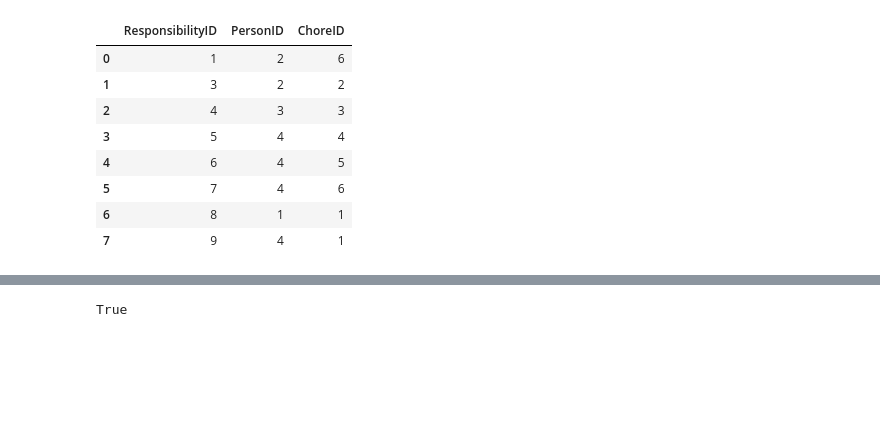
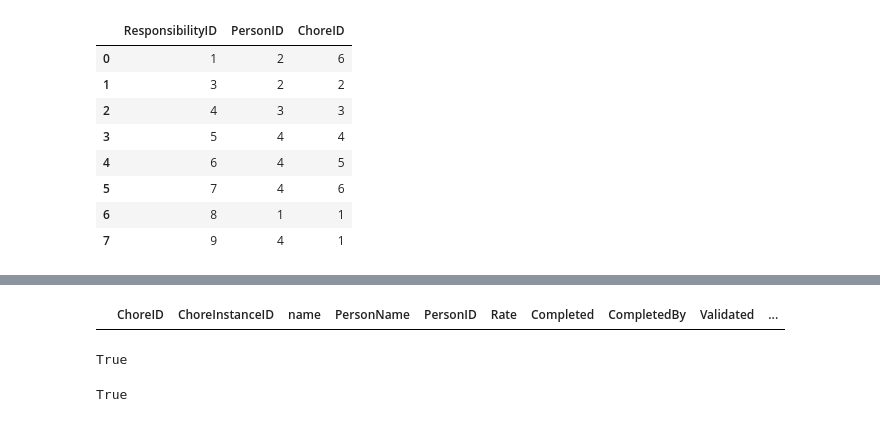
Before and after one commit to gorbynet/ChoreTracker, a Jupyter notebook: ChoreTrackerDevelopment.ipynb, the cells around one changed output, grey strips where cells are left out. Saved outputs shown, nothing was run; the diff lists cells and outputs as text; code cells hidden in the pictures; blank space fills up the shorter version.

Commit message:
Add bank function

```diff
--- a/ChoreTrackerDevelopment.ipynb
+++ b/ChoreTrackerDevelopment.ipynb
@@ -533,3 +577,31 @@ def validate_chore_instance(
     """)
 
     return True
+# %%
+query_db(f"""
+    select
+        i.Choreid,
+        i.Choreinstanceid,
+        c.name,
+        p.PersonName,
+        p.personid,
+        i.Rate,
+        i.Completed,
+        i.CompletedBy,
+        i.Validated,
+        i.Banked
+    from choreinstances as i
+    join chores as c
+    on i.ChoreID = c.ChoreID
+    join
+    choreresponsibilities as r
+    on i.ChoreID = r.ChoreID
+    join
+    people as p
+    on p.PersonID = r.PersonID
+    where i.Validated =1 and i.Banked=0
+    and i.CompletedBy = p.personId
+    order by p.PersonName
+""")
+# %% [output]
+|  | ChoreID | ChoreInstanceID | name | PersonName | PersonID | Rate | Completed | CompletedBy | Validated | ... |
@@ -536,3 +622,7 @@ def validate_chore_instance(
+# %%
+bank_owing_amounts(person_id=1)
+# %% [output]
+True
 # %%
 complete_chore_instance(chore_instance_id=1, person_id=1)
 # %% [output]
```
Also changed, not shown: parts of 4 cells of this notebook.
